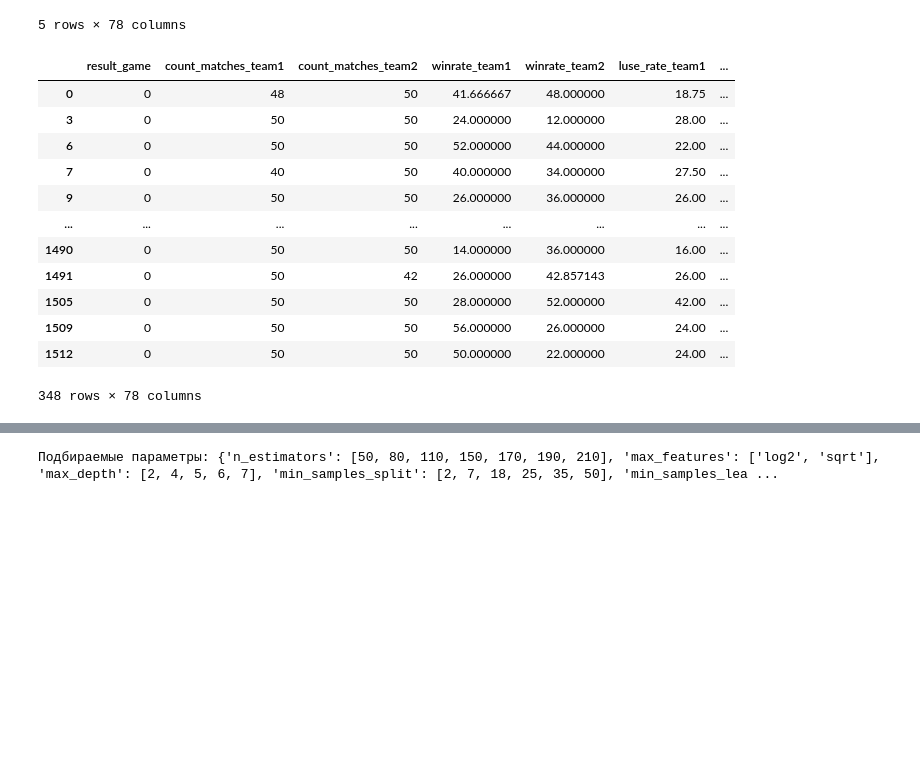
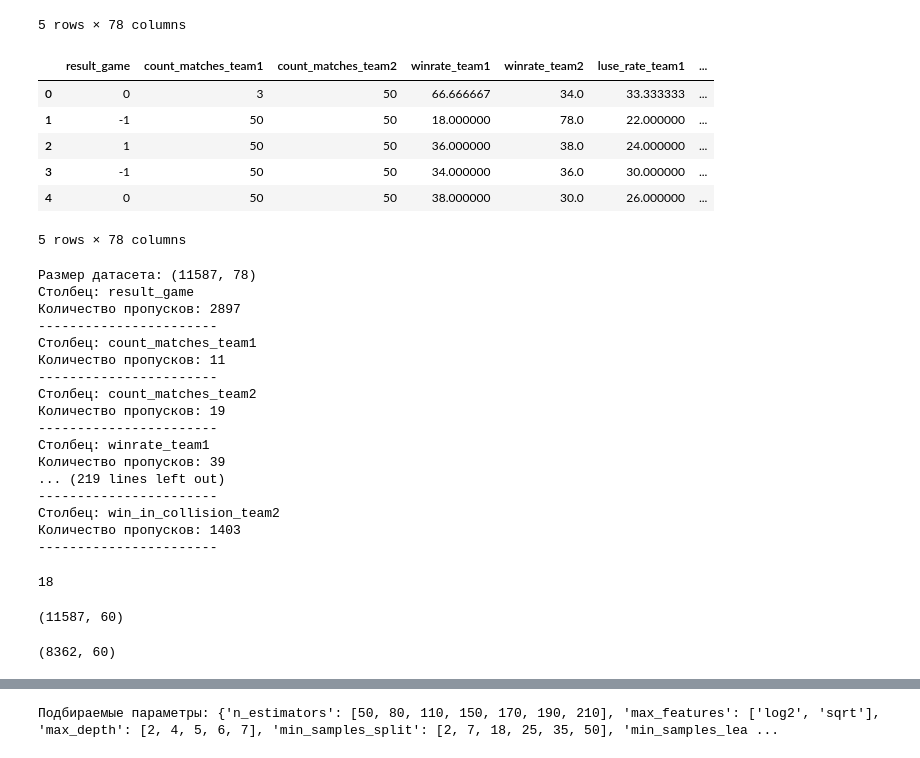
Before and after one commit to stipbystip/Footaball_model, a Jupyter notebook: Footbal_model.ipynb, the cells around one changed output, grey strips where cells are left out. Cells and saved outputs as stored; diff of their text form; code cells hidden in the pictures; blank space fills up the shorter version.

```diff
--- a/Footbal_model.ipynb
+++ b/Footbal_model.ipynb
@@ -22,19 +81,61 @@ dataset.head()
 | 3 | 0 | 50 | 50 | 24.000000 | 12.0 | 28.00 | ... |
 | 4 | -1 | 50 | 50 | 36.000000 | 24.0 | 24.00 | ... |
 5 rows × 78 columns
+# %%
+dataset2 = pd.read_csv('new_test_f.csv')
+dataset2.head()
+# %% [output]
+|  | result_game | count_matches_team1 | count_matches_team2 | winrate_team1 | winrate_team2 | luse_rate_team1 | ... |
+| 0 | 0 | 3 | 50 | 66.666667 | 34.0 | 33.333333 | ... |
+| 1 | -1 | 50 | 50 | 18.000000 | 78.0 | 22.000000 | ... |
+| 2 | 1 | 50 | 50 | 36.000000 | 38.0 | 24.000000 | ... |
+| 3 | -1 | 50 | 50 | 34.000000 | 36.0 | 30.000000 | ... |
+| 4 | 0 | 50 | 50 | 38.000000 | 30.0 | 26.000000 | ... |
+5 rows × 78 columns
 # %%
-dataset[dataset.result_game == 0]
+dataset = pd.concat([dataset1, dataset2], ignore_index=False)
+print(f'Размер датасета: {dataset.shape}')
+#Смотрим нулевые значения в столбцах
+for i in dataset.columns:
+    print(f'Столбец: {i}')
+    print(f'Количество пропусков: {(dataset.loc[:, i] == 0).sum()}')
+    print('-----------------------')
 # %% [output]
-|  | result_game | count_matches_team1 | count_matches_team2 | winrate_team1 | winrate_team2 | luse_rate_team1 | ... |
-| 0 | 0 | 48 | 50 | 41.666667 | 48.000000 | 18.75 | ... |
-| 3 | 0 | 50 | 50 | 24.000000 | 12.000000 | 28.00 | ... |
-| 6 | 0 | 50 | 50 | 52.000000 | 44.000000 | 22.00 | ... |
-| 7 | 0 | 40 | 50 | 40.000000 | 34.000000 | 27.50 | ... |
-| 9 | 0 | 50 | 50 | 26.000000 | 36.000000 | 26.00 | ... |
-| ... | ... | ... | ... | ... | ... | ... | ... |
-| 1490 | 0 | 50 | 50 | 14.000000 | 36.000000 | 16.00 | ... |
-| 1491 | 0 | 50 | 42 | 26.000000 | 42.857143 | 26.00 | ... |
-| 1505 | 0 | 50 | 50 | 28.000000 | 52.000000 | 42.00 | ... |
-| 1509 | 0 | 50 | 50 | 56.000000 | 26.000000 | 24.00 | ... |
-| 1512 | 0 | 50 | 50 | 50.000000 | 22.000000 | 24.00 | ... |
-348 rows × 78 columns
+Размер датасета: (11587, 78)
+Столбец: result_game
+Количество пропусков: 2897
+-----------------------
+Столбец: count_matches_team1
+Количество пропусков: 11
+-----------------------
+Столбец: count_matches_team2
+Количество пропусков: 19
+-----------------------
+Столбец: winrate_team1
+Количество пропусков: 39
+... (219 lines left out)
+-----------------------
+Столбец: win_in_collision_team2
+Количество пропусков: 1403
+-----------------------
+# %%
+#Удаление бесполезных признаков
+del_cols = ["total_avg_corner_team1","total_avg_corner_team2","yelow_cards_ind_total_avg_team1","yelow_cards_ind_total_avg_team2",
+            "yelow_cards_oponent_total_avg_team1","yelow_cards_oponent_total_avg_team2", "yelow_cards_total_team1","yelow_cards_total_team2",
+           "red_cards_ind_oponent_total_avg_team1","red_cards_ind_oponent_total_avg_team2","red_cards_total_team1", "red_cards_total_team2",
+           "foll_ind_total_team1", "foll_ind_total_team2","foll_oponent_total_team1","foll_oponent_total_team2","foll_total_team1","foll_total_team2",]
+print(len(del_cols))
+dataset = dataset.drop(del_cols, axis = 1)
+dataset.shape
+# %% [output]
+18
+(11587, 60)
+# %%
+#Смортим соответсвие count_collision c win_in_collision_team1 и win_in_collision_team2
+rows_collision = list((dataset[dataset['count_collision'] < dataset['win_in_collision_team1'] + dataset['win_in_collision_team1']]).index)
+
+dataset = dataset.drop(rows_collision, axis = 0)
+dataset.reset_index(drop=True, inplace=True)
+print(dataset.shape)
+# %% [output]
+(8362, 60)
```
Also changed, not shown: parts of 22 cells of this notebook, 2 other files.
